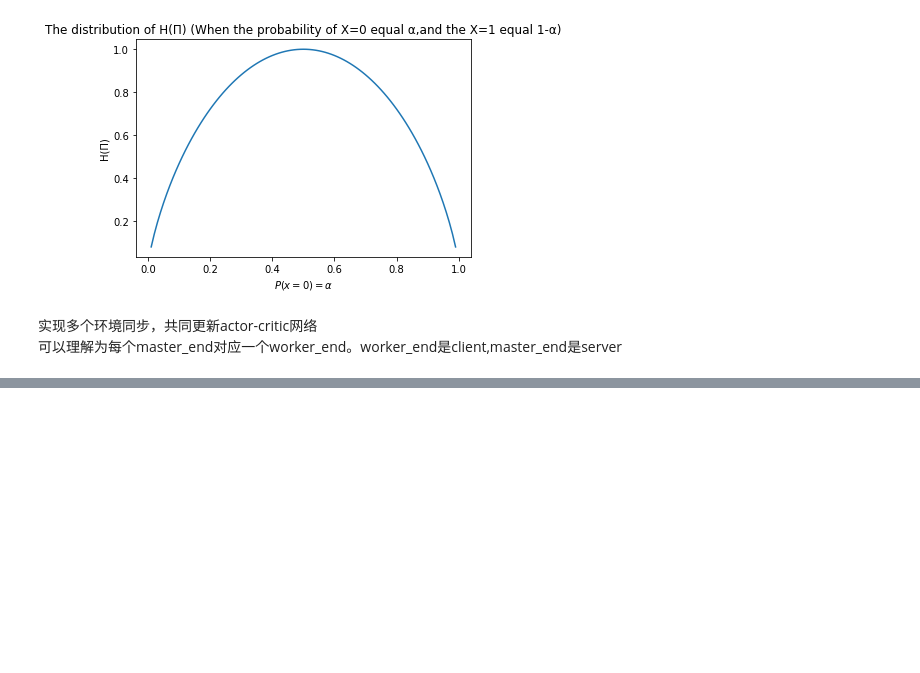
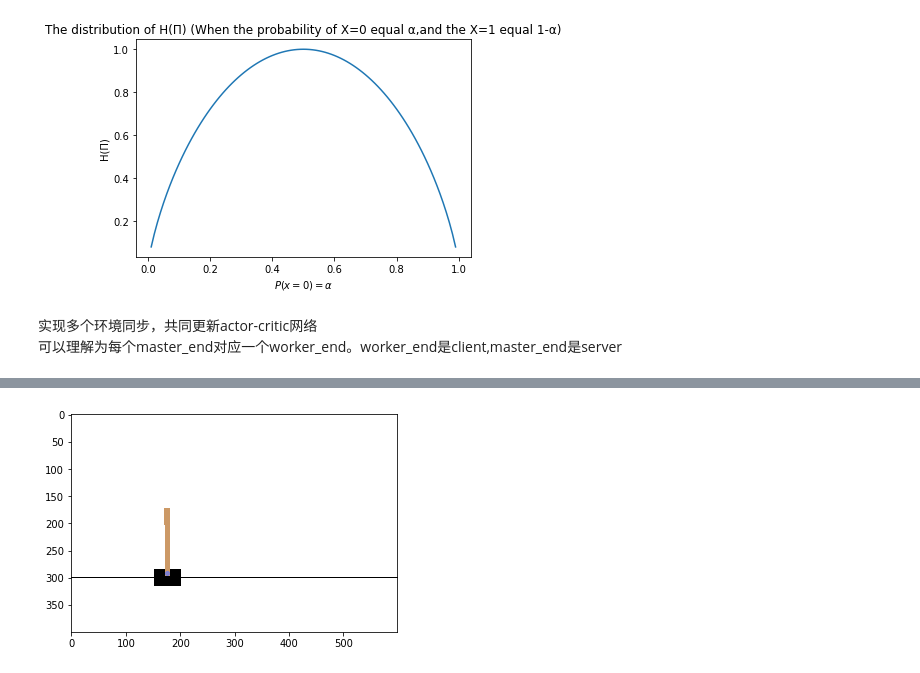
Before and after one commit to sunnyswag/RL_notes_and_codes, a Jupyter notebook: algorithm_implement/Advantage-Actor-critic(A2C).ipynb, the cells around one changed output, grey strips where cells are left out. Cells and saved outputs as stored; diff of their text form; code cells hidden in the pictures; blank space fills up the shorter version.

```diff
--- a/algorithm_implement/Advantage-Actor-critic(A2C).ipynb
+++ b/algorithm_implement/Advantage-Actor-critic(A2C).ipynb
@@ -318,0 +324,20 @@ for i in range(20000):
+# %%
+from IPython import display
+
+env = gym.make(env_name)
+state_1 = env.reset()
+img = plt.imshow(env.render(mode='rgb_array')) # only call this once
+for _ in range(1000):
+    img.set_data(env.render(mode='rgb_array')) # just update the data
+    display.display(plt.gcf())
+    display.clear_output(wait=True)
+    model = model.cpu()
+
+    prob, value = model(torch.FloatTensor(state_1).unsqueeze(0))
+    action = prob.sample().item()
+    next_state, _, done, _ = env.step(action)
+    if done:
+        state = env.reset()
+    state_1 = next_state
+# %% [output]
+[figure, added]
```
Also changed, not shown: parts of 6 cells of this notebook, 48 other files.
